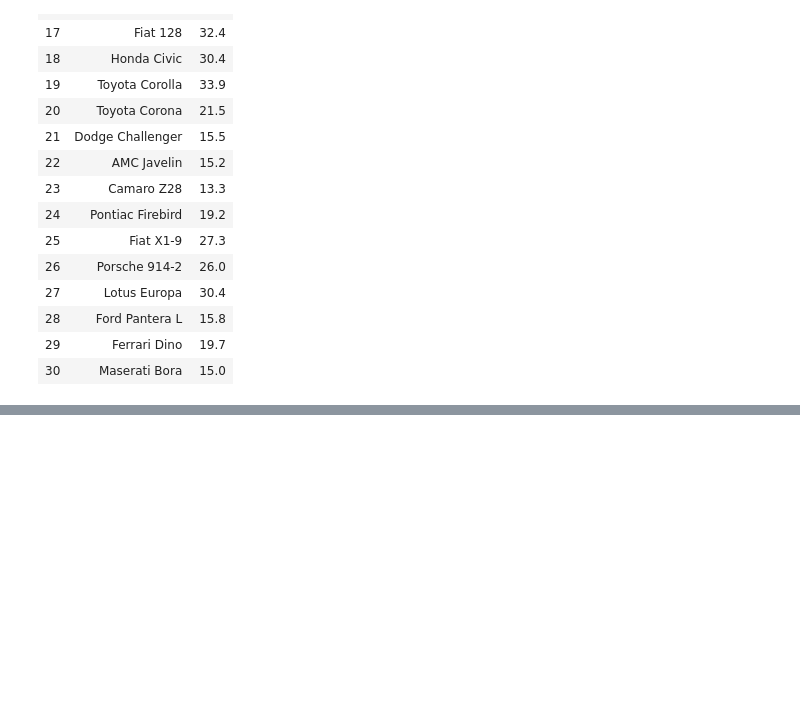
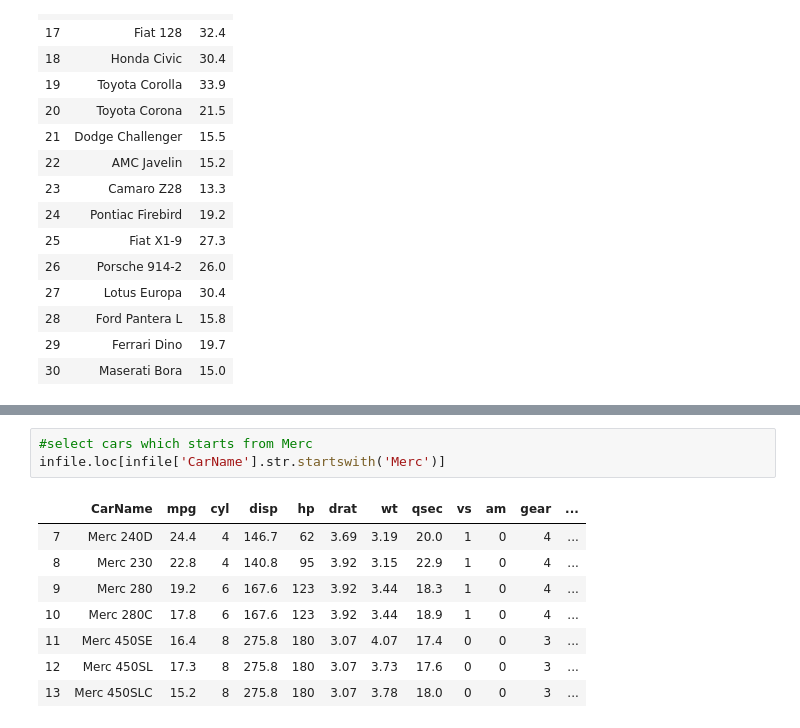
Before and after one commit to Mohanrajkarnan/Machine-Learning-Artifacts, a Jupyter notebook: Data Exploration using pandas.ipynb, the cells around one changed output, grey strips where cells are left out. Cells and saved outputs as stored; diff of their text form; blank space fills up the shorter version.

```diff
--- a/Data Exploration using pandas.ipynb
+++ b/Data Exploration using pandas.ipynb
@@ -97,0 +165,12 @@ infile.loc[infile ['mpg']>20 , :]
+# %%
+#select cars which starts from Merc
+infile.loc[infile['CarName'].str.startswith('Merc')]
+# %% [output]
+|  | CarName | mpg | cyl | disp | hp | drat | wt | qsec | vs | am | gear | ... |
+| 7 | Merc 240D | 24.4 | 4 | 146.7 | 62 | 3.69 | 3.19 | 20.0 | 1 | 0 | 4 | ... |
+| 8 | Merc 230 | 22.8 | 4 | 140.8 | 95 | 3.92 | 3.15 | 22.9 | 1 | 0 | 4 | ... |
+| 9 | Merc 280 | 19.2 | 6 | 167.6 | 123 | 3.92 | 3.44 | 18.3 | 1 | 0 | 4 | ... |
+| 10 | Merc 280C | 17.8 | 6 | 167.6 | 123 | 3.92 | 3.44 | 18.9 | 1 | 0 | 4 | ... |
+| 11 | Merc 450SE | 16.4 | 8 | 275.8 | 180 | 3.07 | 4.07 | 17.4 | 0 | 0 | 3 | ... |
+| 12 | Merc 450SL | 17.3 | 8 | 275.8 | 180 | 3.07 | 3.73 | 17.6 | 0 | 0 | 3 | ... |
+| 13 | Merc 450SLC | 15.2 | 8 | 275.8 | 180 | 3.07 | 3.78 | 18.0 | 0 | 0 | 3 | ... |
```
Also changed, not shown: parts of 23 cells of this notebook.
